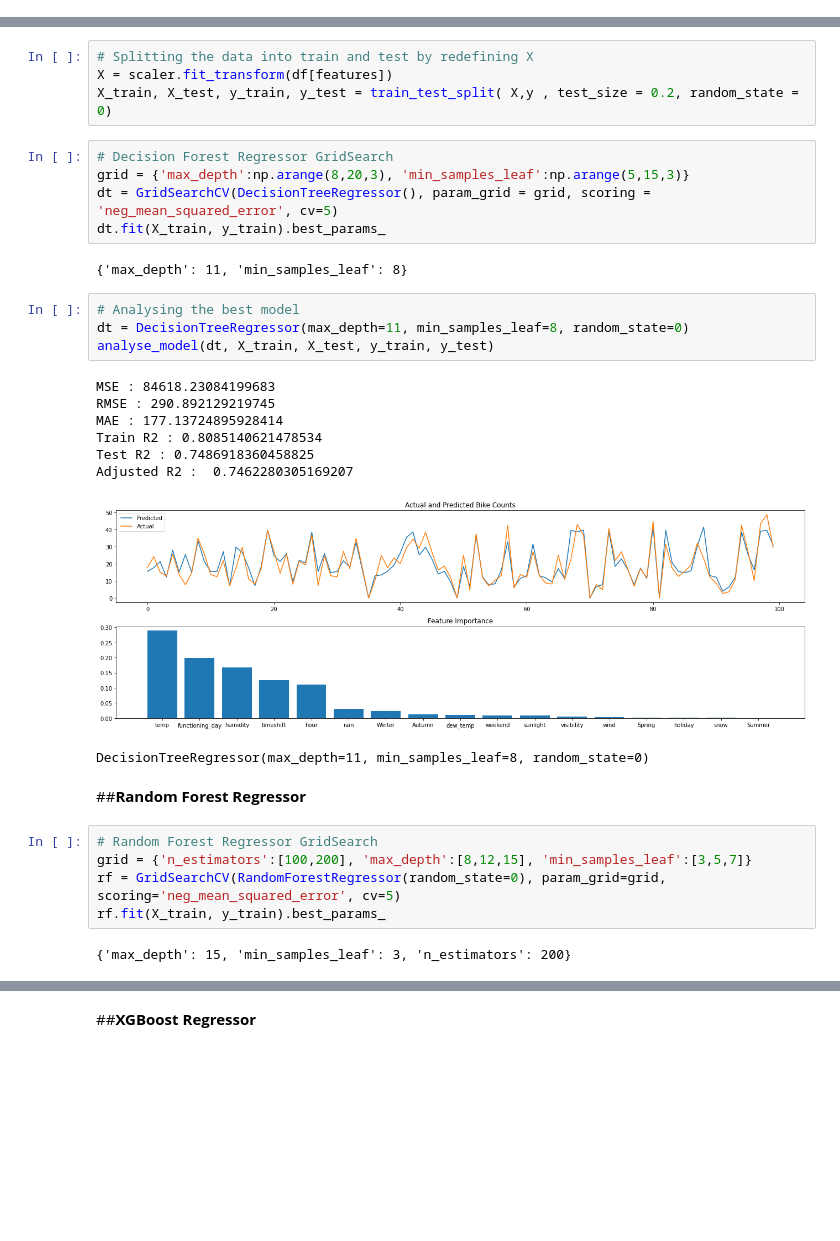
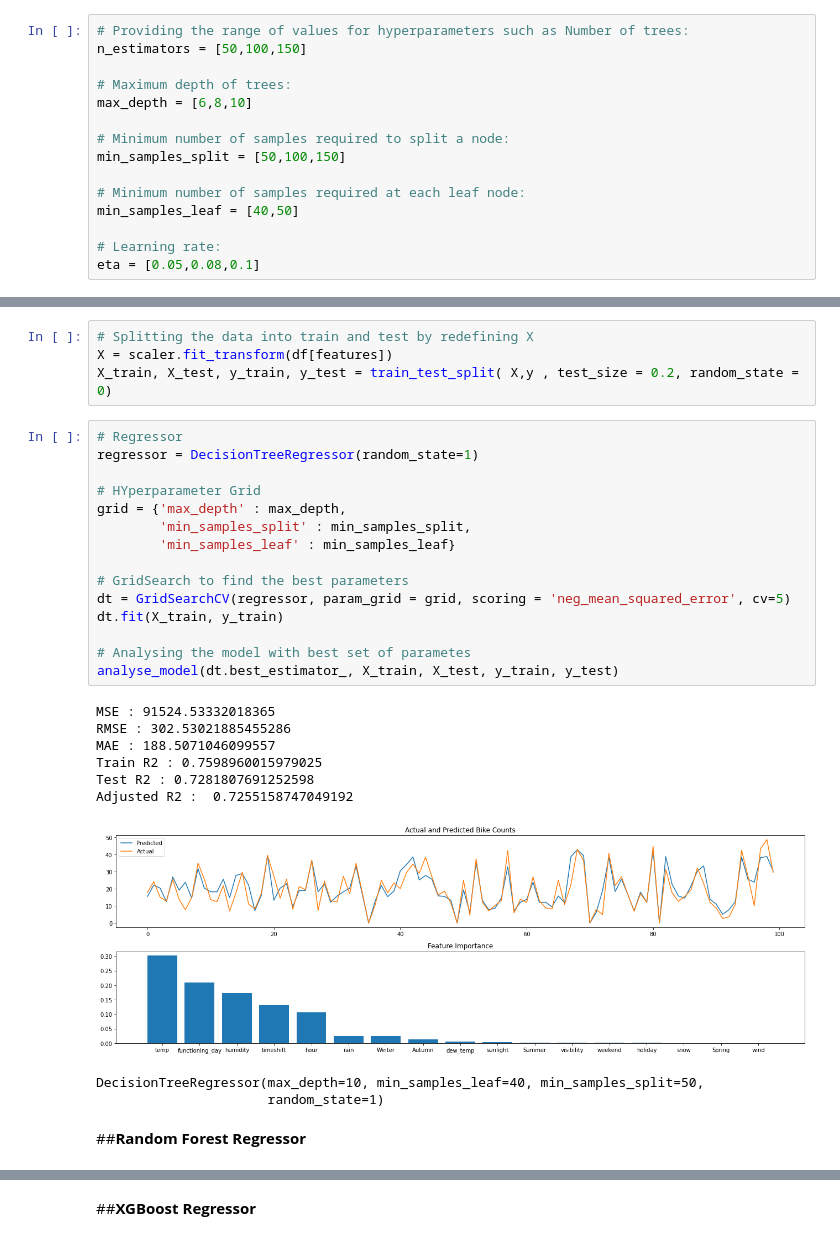
Before and after one commit to s-kp/CapstoneProject-MLRegression, a Jupyter notebook: Bike_Sharing_Demand_Prediction_Capstone_Project.ipynb, the cells around one changed output, grey strips where cells are left out. Cells and saved outputs as stored; diff of their text form; blank space fills up the shorter version.

```diff
--- a/Bike_Sharing_Demand_Prediction_Capstone_Project.ipynb
+++ b/Bike_Sharing_Demand_Prediction_Capstone_Project.ipynb
@@ -441,6 +441,21 @@ def analyse_model(model, X_train, X_test, y_train, y_test):
   plt.show()
 
   return model
+# %%
+# Providing the range of values for hyperparameters such as Number of trees:
+n_estimators = [50,100,150]
+
+# Maximum depth of trees:
+max_depth = [6,8,10]
+
+# Minimum number of samples required to split a node:
+min_samples_split = [50,100,150]
+
+# Minimum number of samples required at each leaf node:
+min_samples_leaf = [40,50]
+
+# Learning rate:
+eta = [0.05,0.08,0.1]
 # %% [markdown]
 ##**Linear Regressor**
 # %%
@@ -466,32 +481,30 @@ LinearRegression()
 # Splitting the data into train and test by redefining X
 X = scaler.fit_transform(df[features])
 X_train, X_test, y_train, y_test = train_test_split( X,y , test_size = 0.2, random_state = 0)
-# %%
-# Decision Forest Regressor GridSearch
-grid = {'max_depth':np.arange(8,20,3), 'min_samples_leaf':np.arange(5,15,3)}
-dt = GridSearchCV(DecisionTreeRegressor(), param_grid = grid, scoring = 'neg_mean_squared_error', cv=5)
-dt.fit(X_train, y_train).best_params_
-# %% [output]
-{'max_depth': 11, 'min_samples_leaf': 8}
-# %%
-# Analysing the best model
-dt = DecisionTreeRegressor(max_depth=11, min_samples_leaf=8, random_state=0)
-analyse_model(dt, X_train, X_test, y_train, y_test)
-# %% [output]
-MSE : 84618.23084199683
-RMSE : 290.892129219745
-MAE : 177.13724895928414
-Train R2 : 0.8085140621478534
-Test R2 : 0.7486918360458825
-Adjusted R2 :  0.7462280305169207
-[figure, removed]
-DecisionTreeRegressor(max_depth=11, min_samples_leaf=8, random_state=0)
+# %%
+# Regressor
+regressor = DecisionTreeRegressor(random_state=1)
+
+# HYperparameter Grid
+grid = {'max_depth' : max_depth,
+        'min_samples_split' : min_samples_split,
+        'min_samples_leaf' : min_samples_leaf}
+
+# GridSearch to find the best parameters
+dt = GridSearchCV(regressor, param_grid = grid, scoring = 'neg_mean_squared_error', cv=5)
+dt.fit(X_train, y_train)
+
+# Analysing the model with best set of parametes
+analyse_model(dt.best_estimator_, X_train, X_test, y_train, y_test)
+# %% [output]
+MSE : 91524.53332018365
+RMSE : 302.53021885455286
+MAE : 188.5071046099557
+Train R2 : 0.7598960015979025
+Test R2 : 0.7281807691252598
+Adjusted R2 :  0.7255158747049192
+[figure, added]
+DecisionTreeRegressor(max_depth=10, min_samples_leaf=40, min_samples_split=50,
+                      random_state=1)
 # %% [markdown]
 ##**Random Forest Regressor**
-# %%
-# Random Forest Regressor GridSearch
-grid = {'n_estimators':[100,200], 'max_depth':[8,12,15], 'min_samples_leaf':[3,5,7]}
-rf = GridSearchCV(RandomForestRegressor(random_state=0), param_grid=grid, scoring='neg_mean_squared_error', cv=5)
-rf.fit(X_train, y_train).best_params_
-# %% [output]
-{'max_depth': 15, 'min_samples_leaf': 3, 'n_estimators': 200}
```
Also changed, not shown: parts of 9 cells of this notebook.
